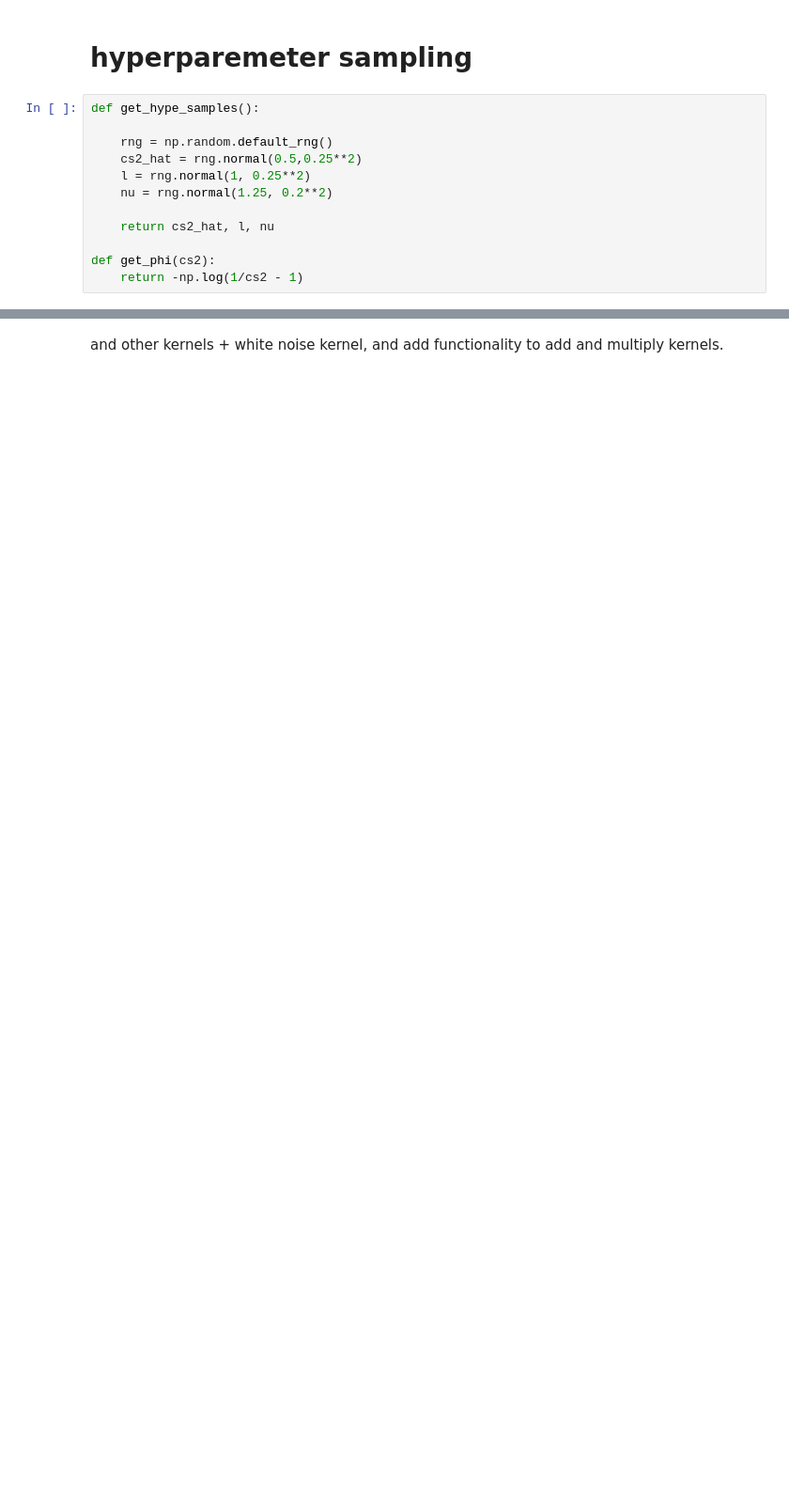
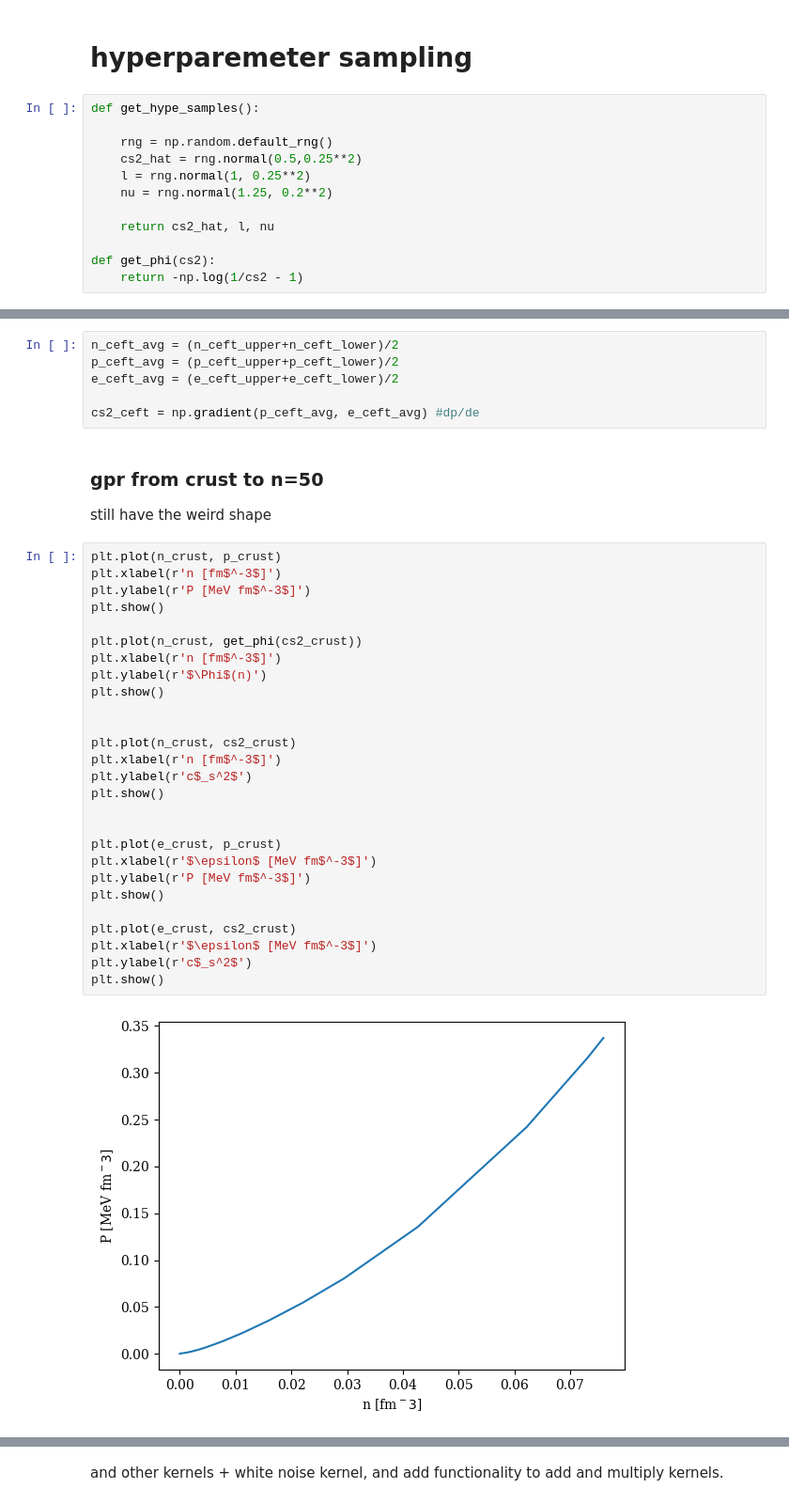
Before and after one commit to codinginrevolt/master_thesis, a Jupyter notebook: classes.ipynb, the cells around one changed output, grey strips where cells are left out. Shown at 94% size. Cells and saved outputs as stored; diff of their text form; blank space fills up the shorter version.

```diff
--- a/classes.ipynb
+++ b/classes.ipynb
@@ -183,0 +198,39 @@ plt.show()
+# %%
+n_ceft_avg = (n_ceft_upper+n_ceft_lower)/2
+p_ceft_avg = (p_ceft_upper+p_ceft_lower)/2
+e_ceft_avg = (e_ceft_upper+e_ceft_lower)/2
+
+cs2_ceft = np.gradient(p_ceft_avg, e_ceft_avg) #dp/de
+# %% [markdown]
+### gpr from crust to n=50
+
+still have the weird shape
+# %%
+plt.plot(n_crust, p_crust)
+plt.xlabel(r'n [fm$^-3$]')
+plt.ylabel(r'P [MeV fm$^-3$]')
+plt.show()
+
+plt.plot(n_crust, get_phi(cs2_crust))
+plt.xlabel(r'n [fm$^-3$]')
+plt.ylabel(r'$\Phi$(n)')
+plt.show()
+
+
+plt.plot(n_crust, cs2_crust)
+plt.xlabel(r'n [fm$^-3$]')
+plt.ylabel(r'c$_s^2$')
+plt.show()
+
+
+plt.plot(e_crust, p_crust)
+plt.xlabel(r'$\epsilon$ [MeV fm$^-3$]')
+plt.ylabel(r'P [MeV fm$^-3$]')
+plt.show()
+
+plt.plot(e_crust, cs2_crust)
+plt.xlabel(r'$\epsilon$ [MeV fm$^-3$]')
+plt.ylabel(r'c$_s^2$')
+plt.show()
+# %% [output]
+[figure, added]
```
Also changed, not shown: parts of 31 cells of this notebook, 4 other files.
